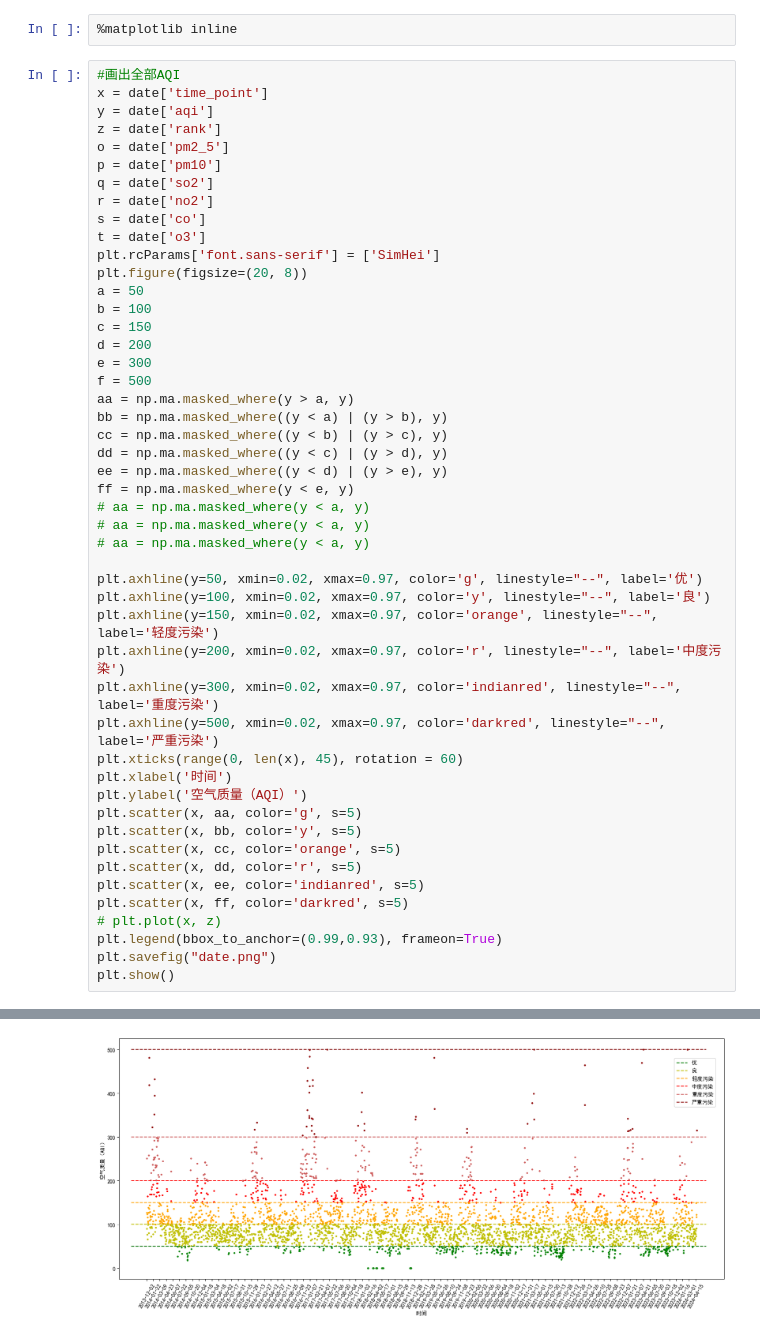
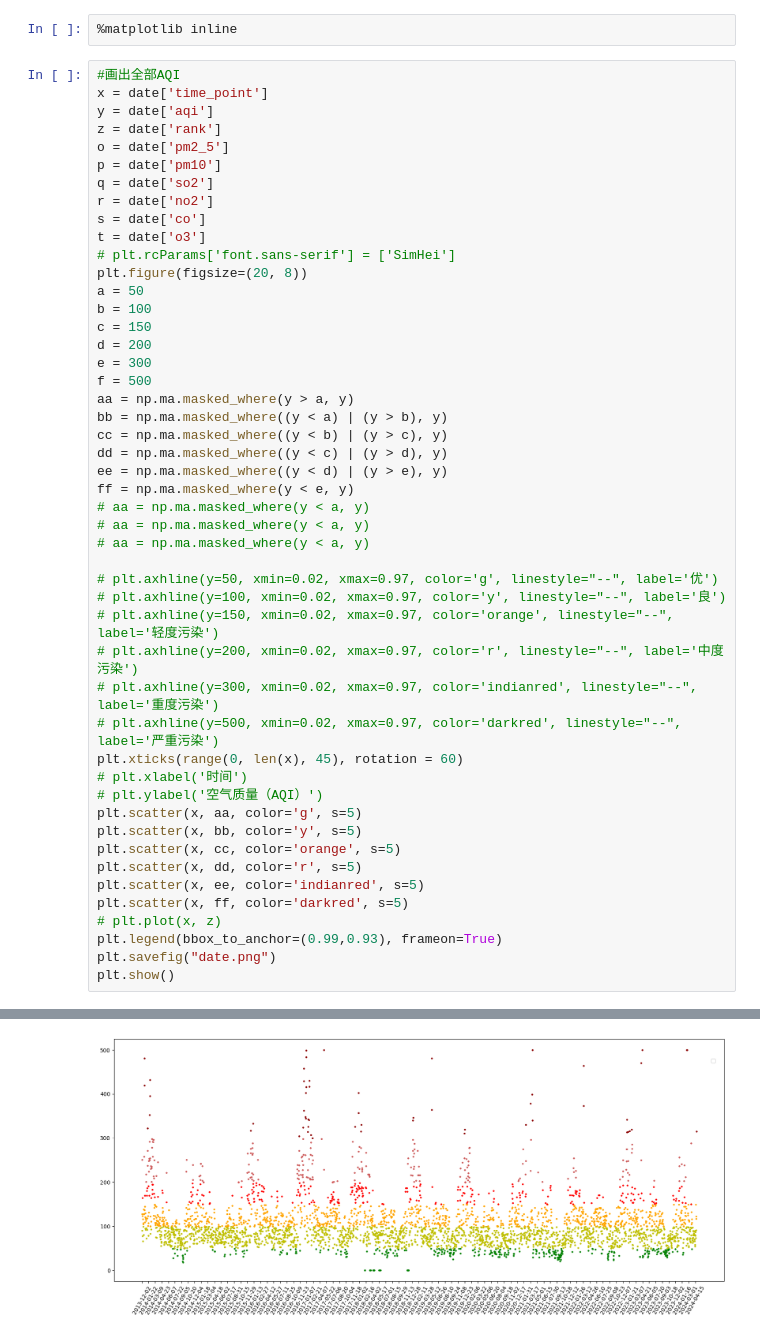
Before and after one commit to JaggerGu/DataScience, a Jupyter notebook: Prepare/test.ipynb, the cells around one changed output, grey strips where cells are left out. Drawn from its saved outputs; the diff is of its cells as text.

```diff
--- a/Prepare/test.ipynb
+++ b/Prepare/test.ipynb
@@ -54,7 +78,7 @@ q = date['so2']
 r = date['no2']
 s = date['co']
 t = date['o3']
-plt.rcParams['font.sans-serif'] = ['SimHei']
+# plt.rcParams['font.sans-serif'] = ['SimHei']
 plt.figure(figsize=(20, 8))
 a = 50
 b = 100
@@ -72,15 +96,15 @@ ff = np.ma.masked_where(y < e, y)
 # aa = np.ma.masked_where(y < a, y)
 # aa = np.ma.masked_where(y < a, y)
 
-plt.axhline(y=50, xmin=0.02, xmax=0.97, color='g', linestyle="--", label='优')
-plt.axhline(y=100, xmin=0.02, xmax=0.97, color='y', linestyle="--", label='良')
-plt.axhline(y=150, xmin=0.02, xmax=0.97, color='orange', linestyle="--", label='轻度污染')
-plt.axhline(y=200, xmin=0.02, xmax=0.97, color='r', linestyle="--", label='中度污染')
-plt.axhline(y=300, xmin=0.02, xmax=0.97, color='indianred', linestyle="--", label='重度污染')
-plt.axhline(y=500, xmin=0.02, xmax=0.97, color='darkred', linestyle="--", label='严重污染')
+# plt.axhline(y=50, xmin=0.02, xmax=0.97, color='g', linestyle="--", label='优')
+# plt.axhline(y=100, xmin=0.02, xmax=0.97, color='y', linestyle="--", label='良')
+# plt.axhline(y=150, xmin=0.02, xmax=0.97, color='orange', linestyle="--", label='轻度污染')
+# plt.axhline(y=200, xmin=0.02, xmax=0.97, color='r', linestyle="--", label='中度污染')
+# plt.axhline(y=300, xmin=0.02, xmax=0.97, color='indianred', linestyle="--", label='重度污染')
+# plt.axhline(y=500, xmin=0.02, xmax=0.97, color='darkred', linestyle="--", label='严重污染')
 plt.xticks(range(0, len(x), 45), rotation = 60)
-plt.xlabel('时间')
-plt.ylabel('空气质量（AQI）')
+# plt.xlabel('时间')
+# plt.ylabel('空气质量（AQI）')
 plt.scatter(x, aa, color='g', s=5)
 plt.scatter(x, bb, color='y', s=5)
 plt.scatter(x, cc, color='orange', s=5)
@@ -95,4 +120,4 @@ plt.show()
-[figure, old version]
+[figure, new version]
 # %%
 import seaborn as sns
 datex = date['aqi']
```
Also changed, not shown: parts of 7 cells of this notebook, 1 other file.
